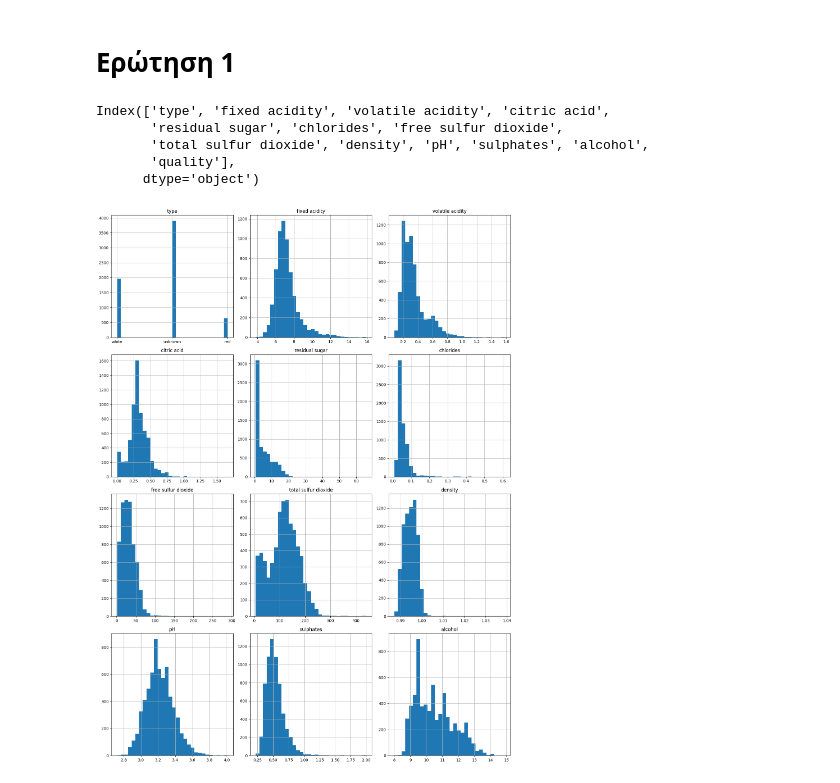
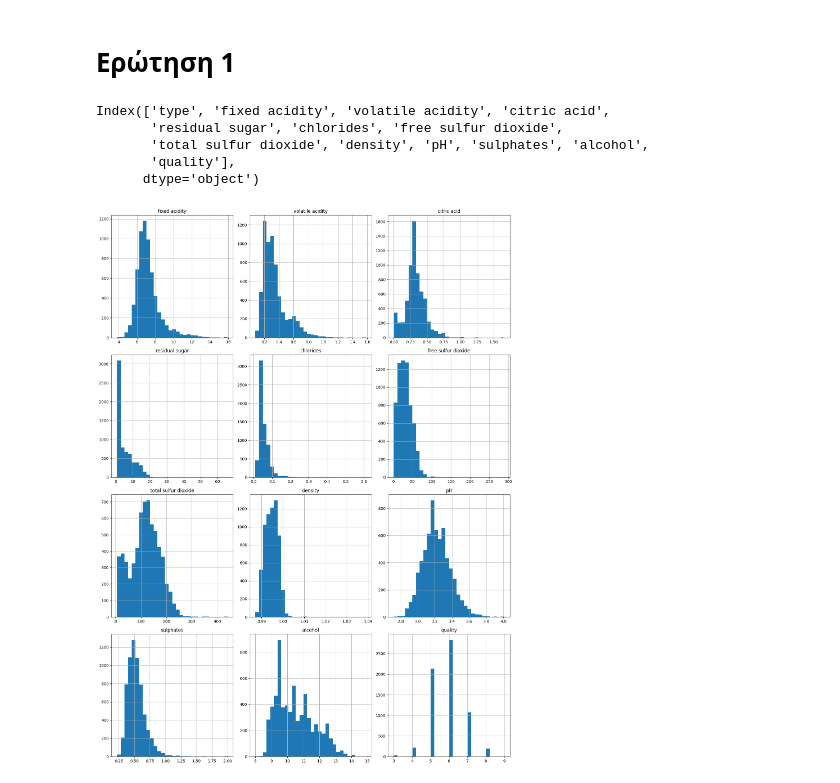
Before and after one commit to markos-merge/machine_learning_assignments, a Jupyter notebook: assignment_4/assignment_4.ipynb, the cells around one changed output. Saved outputs shown, nothing was run; the diff lists cells and outputs as text; code cells hidden in the pictures.

```diff
--- a/assignment_4/assignment_4.ipynb
+++ b/assignment_4/assignment_4.ipynb
@@ -27,24 +27,24 @@ import matplotlib.pyplot as plt
 # %%
 df = pd.read_csv('wine-missing.csv')
 
 print( df.columns )
 fig, ax = plt.subplots( len( df.columns )//3, 3, figsize=(15,20) )
 cnt = 0
 for index in range( len( df.columns ) ):
 	row = cnt // 3
 	col = cnt % 3
 	column = df.columns[index]
-	if column != 'quality':
+	if column != 'type':
 		df[column].hist( ax = ax[row][col], bins = 30 )
 		ax[row][col].set_title( column )
 		cnt += 1
 
 plt.tight_layout()
 plt.show()
 # %% [output]
 Index(['type', 'fixed acidity', 'volatile acidity', 'citric acid',
        'residual sugar', 'chlorides', 'free sulfur dioxide',
        'total sulfur dioxide', 'density', 'pH', 'sulphates', 'alcohol',
        'quality'],
       dtype='object')
-[figure, old version]
+[figure, new version]
```
Also changed, not shown: parts of 4 cells of this notebook.
